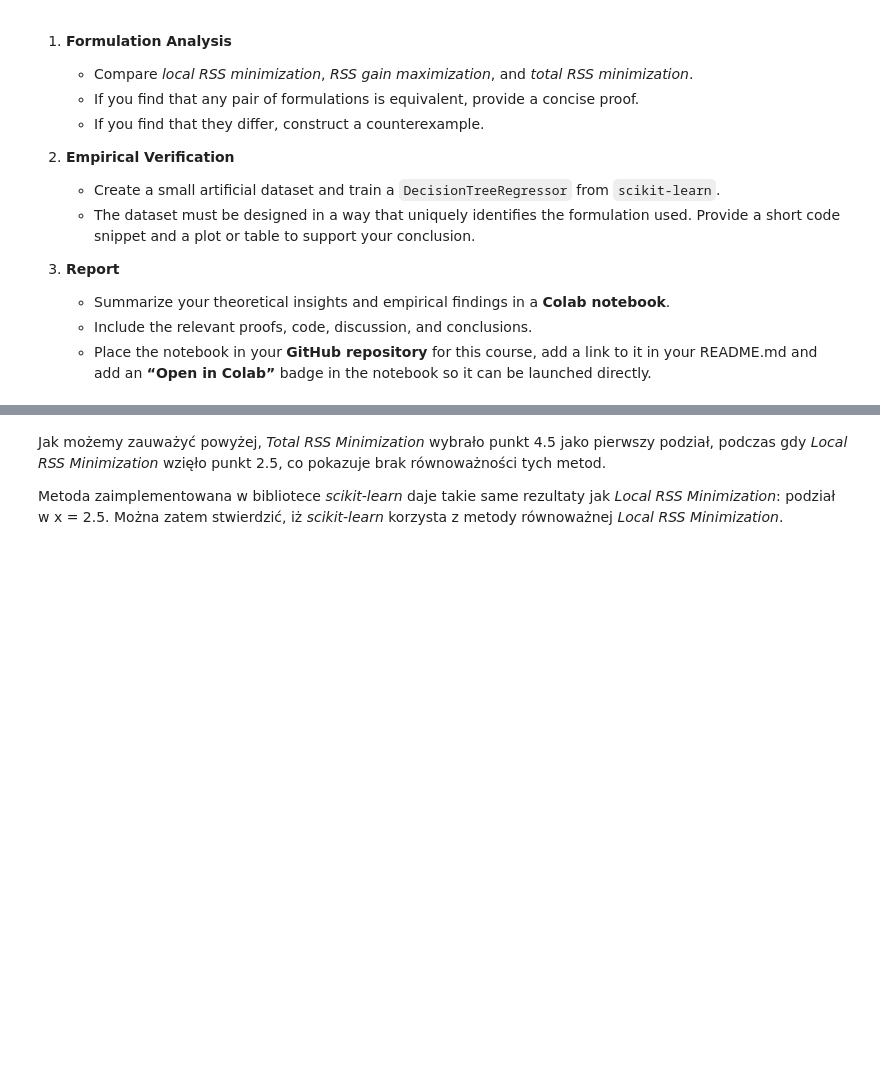
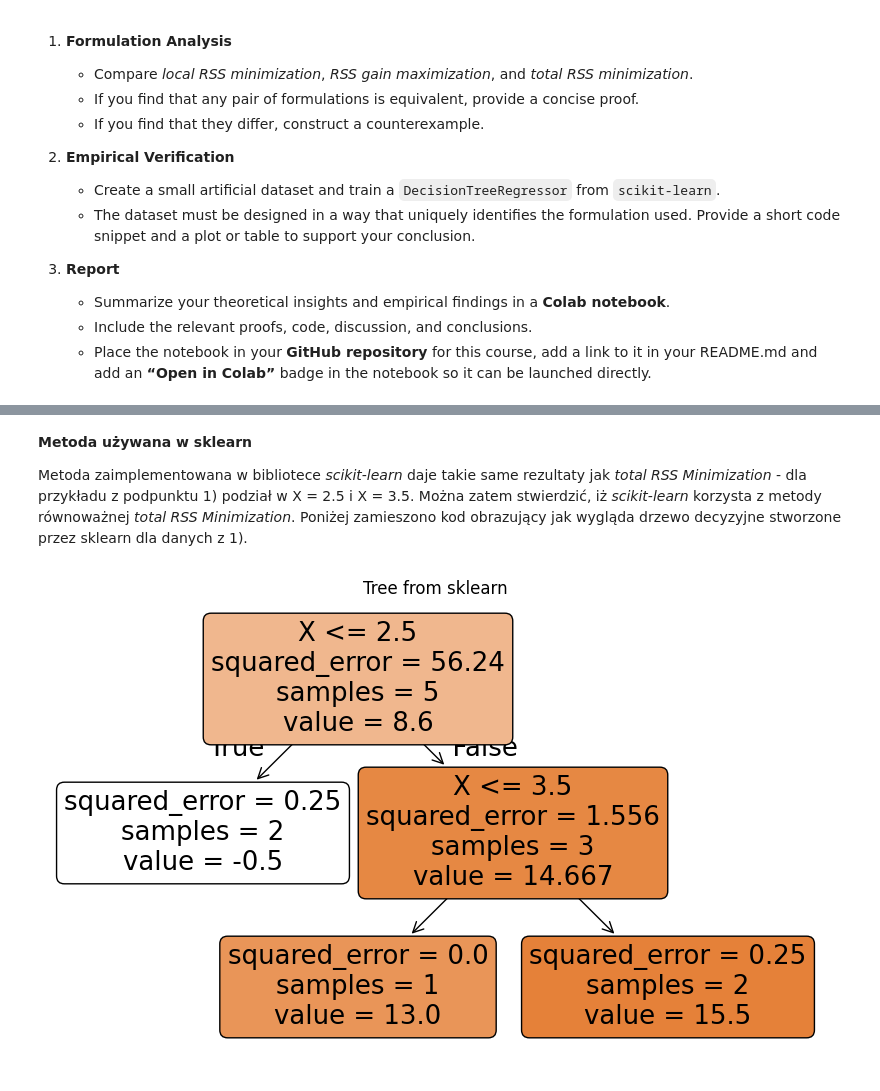
Before and after one commit to MichalSlowakiewicz/Machine-Learning, a Jupyter notebook: Homework6.ipynb, the cells around one changed output, grey strips where cells are left out. Cells and saved outputs as stored; diff of their text form; code cells hidden in the pictures; blank space fills up the shorter version.

```diff
--- a/Homework6.ipynb
+++ b/Homework6.ipynb
@@ -214,4 +114,26 @@ plt.show()
 # %% [markdown]
-Jak możemy zauważyć powyżej, *Total RSS Minimization* wybrało punkt 4.5 jako pierwszy podział, podczas gdy *Local RSS Minimization* wzięło punkt 2.5, co pokazuje brak równoważności tych metod.
+**Metoda używana w sklearn**
 
-Metoda zaimplementowana w bibliotece *scikit-learn* daje takie same rezultaty jak *Local RSS Minimization*: podział w x = 2.5. Można zatem stwierdzić, iż *scikit-learn* korzysta z metody równoważnej *Local RSS Minimization*.
+Metoda zaimplementowana w bibliotece *scikit-learn* daje takie same rezultaty jak *total RSS Minimization* - dla przykładu z podpunktu 1) podział w X = 2.5 i X = 3.5. Można zatem stwierdzić, iż *scikit-learn* korzysta z metody równoważnej *total RSS Minimization*. Poniżej zamieszono kod obrazujący jak wygląda drzewo decyzyjne stworzone przez sklearn dla danych z 1).
+# %%
+import numpy as np
+import matplotlib.pyplot as plt
+from sklearn.tree import DecisionTreeRegressor, plot_tree
+
+# let's analyze tree with max_leaf_nodes = 3
+
+# creating a dataset from 1)
+X = np.array([1, 2, 3, 4, 5]).reshape(-1, 1)
+y = np.array([-1, 0, 13, 15, 16])
+
+# fitting DecisionTreeRegressor with max_leaf_nodes=3 to see splits
+dt = DecisionTreeRegressor(max_leaf_nodes=3)
+dt.fit(X, y)
+
+# plotting decision tree
+plt.figure(figsize=(10, 6))
+plot_tree(dt, filled=True, feature_names=["X"], rounded=True)
+plt.title('Tree from sklearn')
+plt.show()
+# %% [output]
+[figure, added]
```
Also changed, not shown: parts of 5 cells of this notebook.
